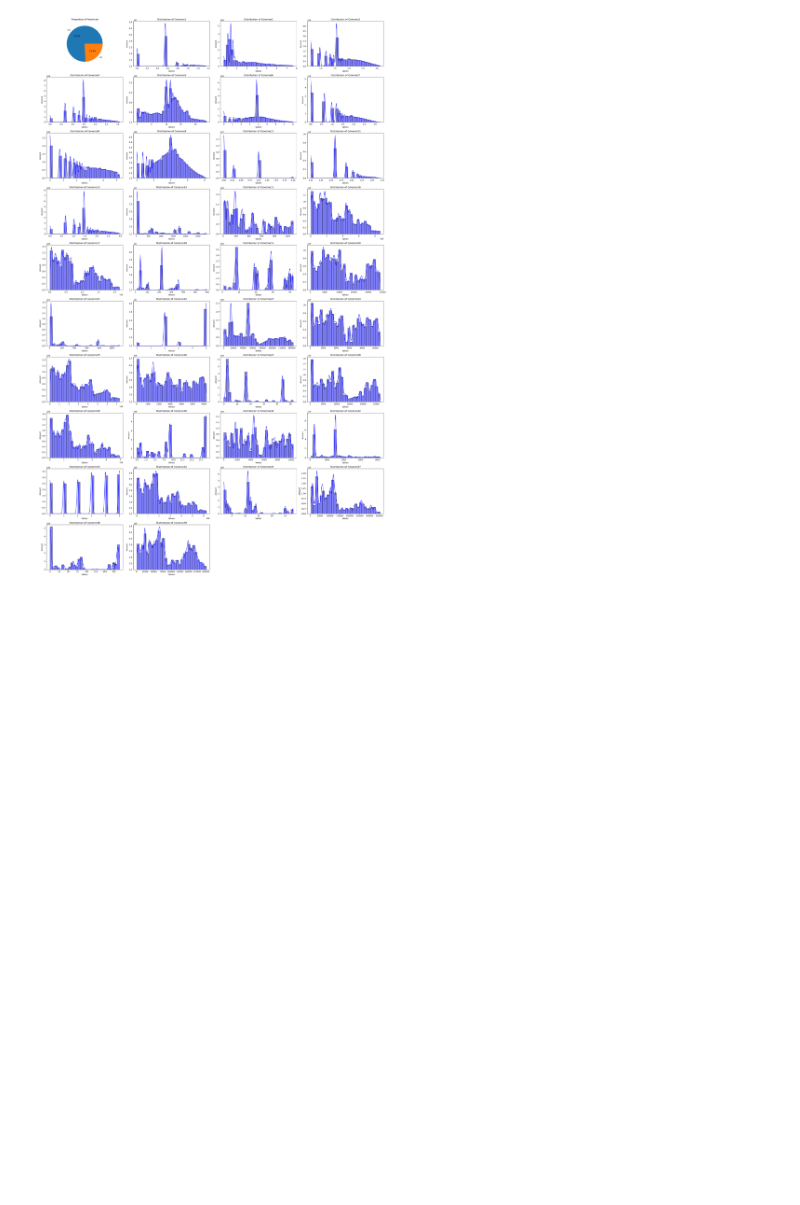
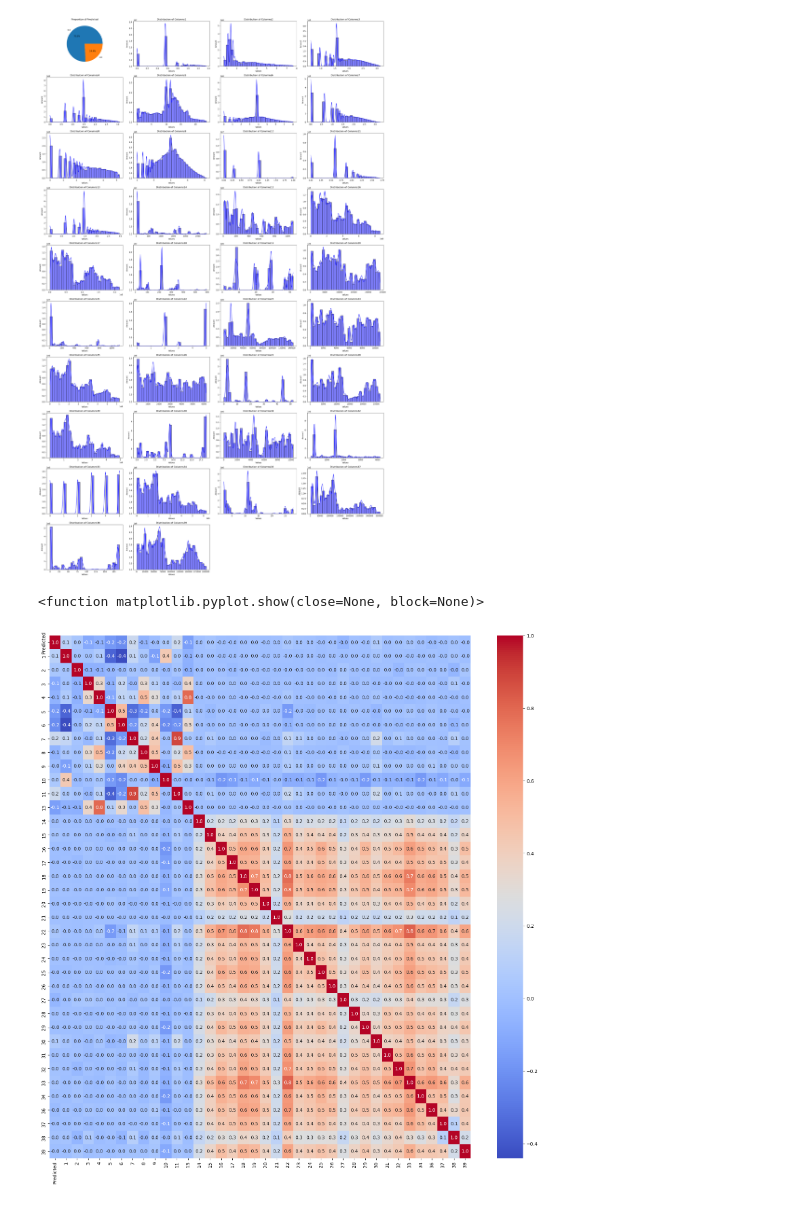
Before and after one commit to Porter-Tseng/CTR-Prediction, a Jupyter notebook: MergedChunk-Scaler-Feature.ipynb, the cells around one changed output. Cells and saved outputs as stored; diff of their text form; code cells hidden in the pictures; blank space fills up the shorter version.

```diff
--- a/MergedChunk-Scaler-Feature.ipynb
+++ b/MergedChunk-Scaler-Feature.ipynb
@@ -72,3 +69,12 @@ Series([], dtype: float64)
 ColumnsHist(train_df)
 # %% [output]
 [figure]
+# %%
+df_corr = train_df.corr()
+
+plt.figure(figsize=(20, 20))
+sns.heatmap(df_corr, annot=True, cmap='coolwarm', fmt='.1f')
+plt.show()
+# %% [output]
+<function matplotlib.pyplot.show(close=None, block=None)>
+[figure, added]
```
Also changed, not shown: parts of 10 cells of this notebook, 2 other files.
